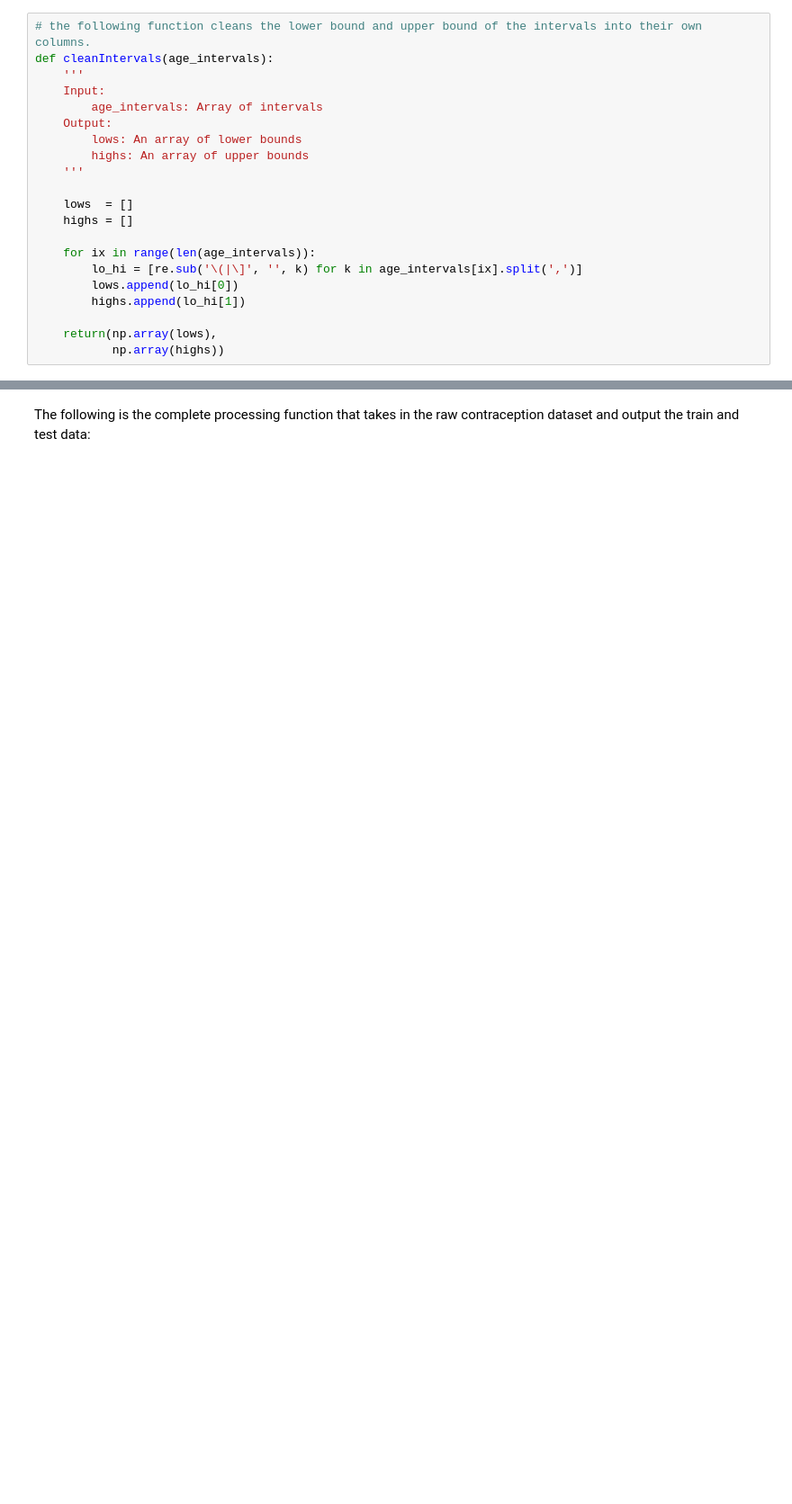
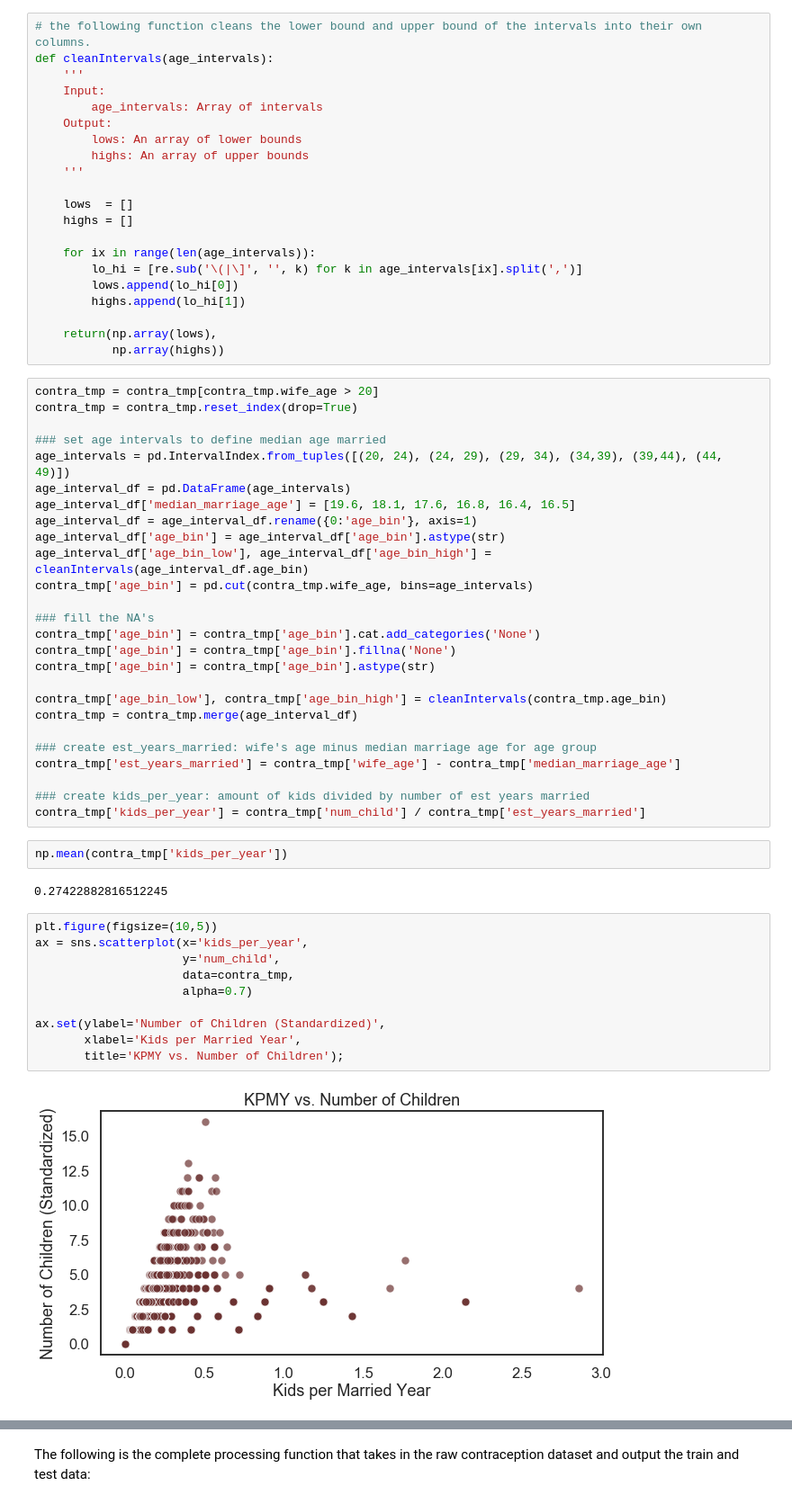
Before and after one commit to palautatan/contraception, a Jupyter notebook: 2-scripts/espejo/final-project.ipynb, the cells around one changed output, grey strips where cells are left out. Shown: that part at 90% size. Cells and saved outputs as stored; diff of their text form; blank space fills up the shorter version.

```diff
--- a/2-scripts/espejo/final-project.ipynb
+++ b/2-scripts/espejo/final-project.ipynb
@@ -153,3 +220,45 @@ def cleanIntervals(age_intervals):
 
     return(np.array(lows),
            np.array(highs))
+# %%
+contra_tmp = contra_tmp[contra_tmp.wife_age > 20]
+contra_tmp = contra_tmp.reset_index(drop=True)
+
+### set age intervals to define median age married
+age_intervals = pd.IntervalIndex.from_tuples([(20, 24), (24, 29), (29, 34), (34,39), (39,44), (44, 49)])
+age_interval_df = pd.DataFrame(age_intervals)
+age_interval_df['median_marriage_age'] = [19.6, 18.1, 17.6, 16.8, 16.4, 16.5]
+age_interval_df = age_interval_df.rename({0:'age_bin'}, axis=1)
+age_interval_df['age_bin'] = age_interval_df['age_bin'].astype(str)
+age_interval_df['age_bin_low'], age_interval_df['age_bin_high'] = cleanIntervals(age_interval_df.age_bin)
+contra_tmp['age_bin'] = pd.cut(contra_tmp.wife_age, bins=age_intervals)
+
+### fill the NA's
+contra_tmp['age_bin'] = contra_tmp['age_bin'].cat.add_categories('None')
+contra_tmp['age_bin'] = contra_tmp['age_bin'].fillna('None')
+contra_tmp['age_bin'] = contra_tmp['age_bin'].astype(str)
+
+contra_tmp['age_bin_low'], contra_tmp['age_bin_high'] = cleanIntervals(contra_tmp.age_bin)
+contra_tmp = contra_tmp.merge(age_interval_df)
+
+### create est_years_married: wife's age minus median marriage age for age group
+contra_tmp['est_years_married'] = contra_tmp['wife_age'] - contra_tmp['median_marriage_age']
+
+### create kids_per_year: amount of kids divided by number of est years married
+contra_tmp['kids_per_year'] = contra_tmp['num_child'] / contra_tmp['est_years_married']
+# %%
+np.mean(contra_tmp['kids_per_year'])
+# %% [output]
+0.27422882816512245
+# %%
+plt.figure(figsize=(10,5))
+ax = sns.scatterplot(x='kids_per_year',
+                     y='num_child',
+                     data=contra_tmp,
+                     alpha=0.7)
+
+ax.set(ylabel='Number of Children (Standardized)',
+       xlabel='Kids per Married Year',
+       title='KPMY vs. Number of Children');
+# %% [output]
+[figure, added]
```
Also changed, not shown: parts of 54 cells of this notebook.
